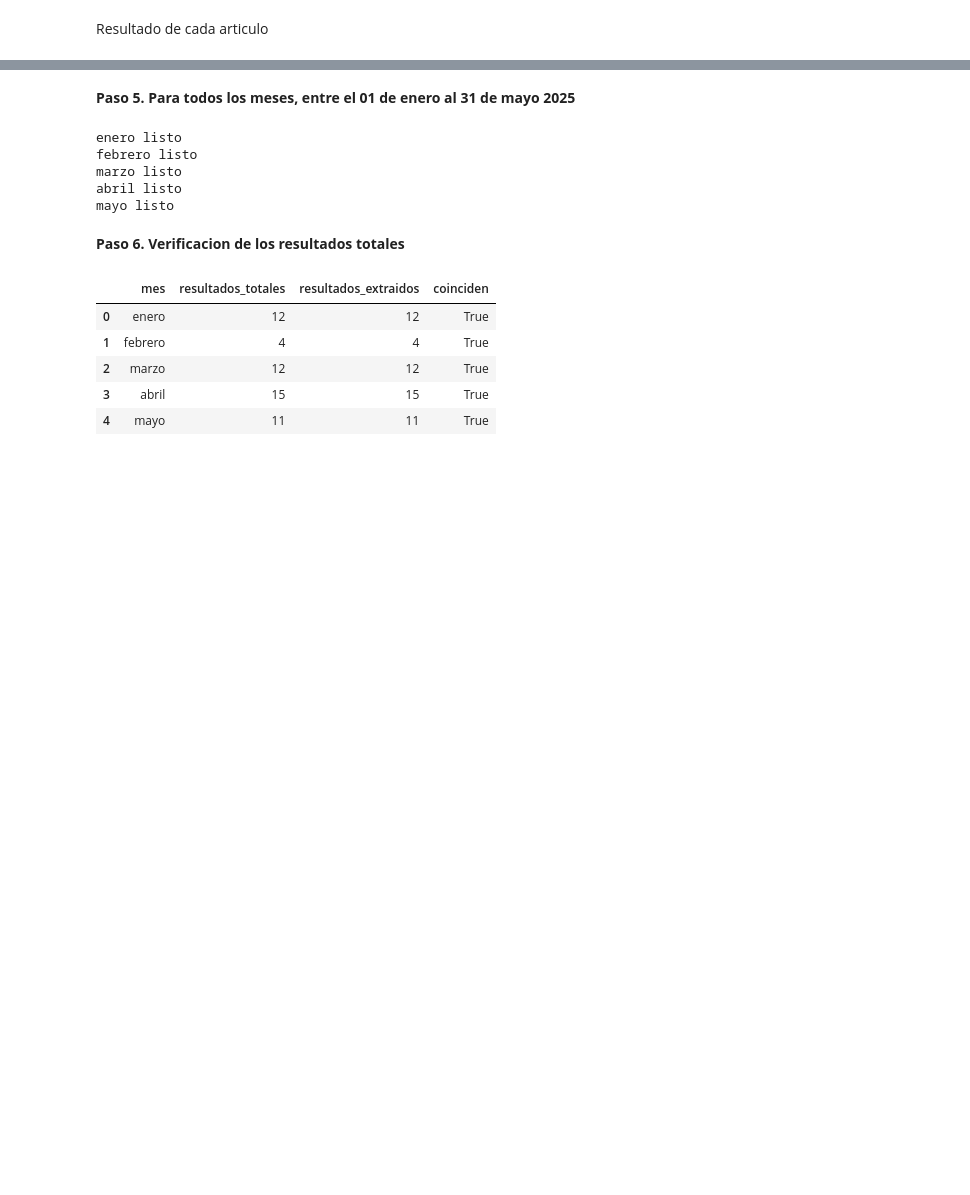
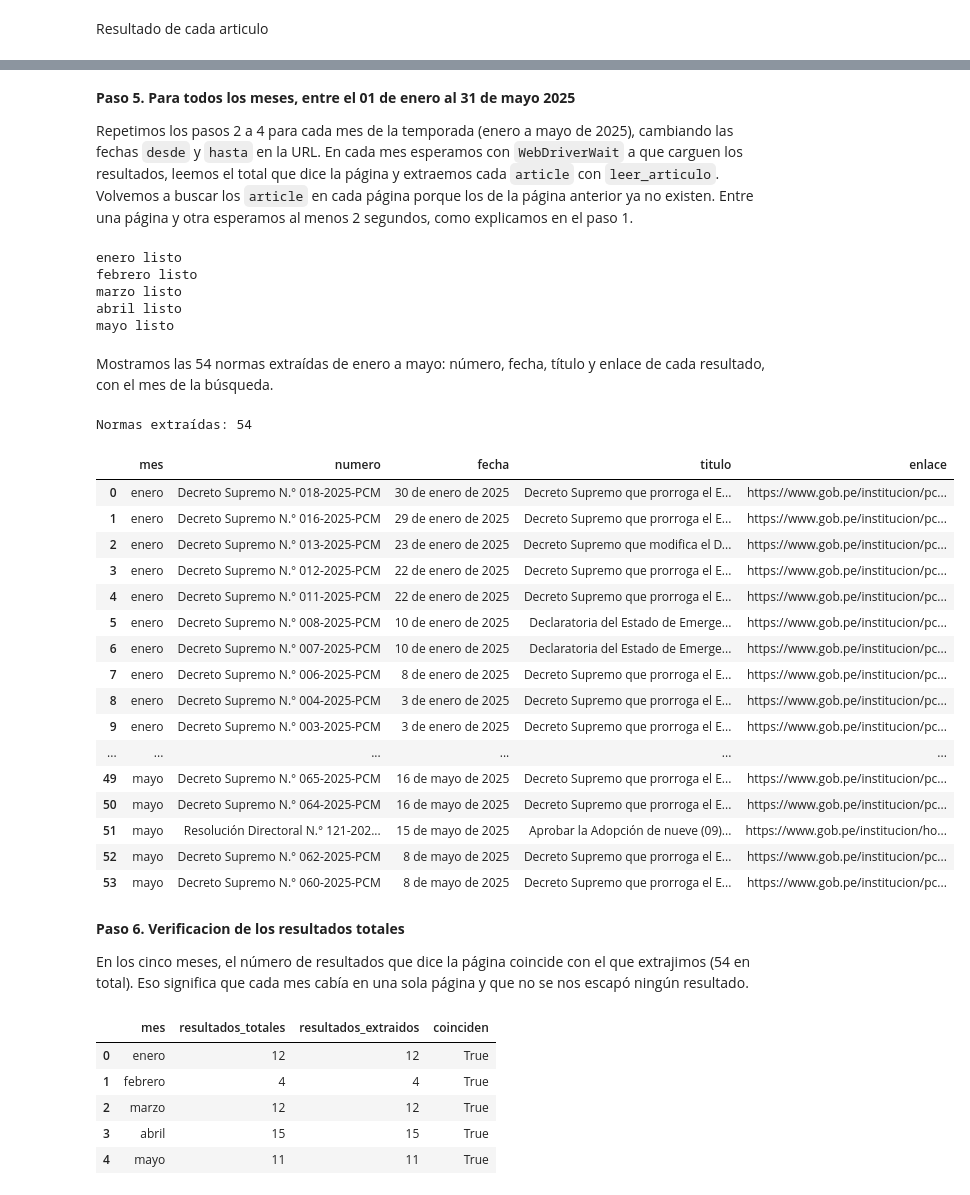
Before and after one commit to serugiran96/group_08, a Jupyter notebook: assignment_2/scraping_emergencias.ipynb, the cells around one changed output, grey strips where cells are left out. Saved outputs shown, nothing was run; the diff lists cells and outputs as text; code cells hidden in the pictures; blank space fills up the shorter version.

Commit message:
#10  Parte 1: explicaciones de los pasos 2 a 6 y tabla de normas extraídas

```diff
--- a/assignment_2/scraping_emergencias.ipynb
+++ b/assignment_2/scraping_emergencias.ipynb
@@ -170,6 +176,8 @@ for articulo in articulos:
 {'numero': 'Decreto Supremo N.° 001-2025-PCM', 'fecha': '3 de enero de 2025', 'titulo': 'Decreto Supremo que prorroga el Estado de Emergencia declarado en la provincia de Zarumilla del departamento de ...
 # %% [markdown]
 **Paso 5. Para todos los meses, entre el 01 de enero al 31 de mayo 2025**
+
+Repetimos los pasos 2 a 4 para cada mes de la temporada (enero a mayo de 2025), cambiando las fechas `desde` y `hasta` en la URL. En cada mes esperamos con `WebDriverWait` a que carguen los resultados, leemos el total que dice la página y extraemos cada `article` con `leer_articulo`. Volvemos a buscar los `article` en cada página porque los de la página anterior ya no existen. Entre una página y otra esperamos al menos 2 segundos, como explicamos en el paso 1.
 # %%
 meses = [
     ("enero",   "01-01-2025", "31-01-2025"),
@@ -214,8 +222,36 @@ abril listo
 mayo listo
 # %%
 navegador.quit()
+# %% [markdown]
+Mostramos las 54 normas extraídas de enero a mayo: número, fecha, título y enlace de cada resultado, con el mes de la búsqueda.
+# %%
+# Resultado del paso 5: todas las normas extraídas, de enero a mayo
+tabla_extraida = pd.DataFrame(todas_las_normas)
+print("Normas extraídas:", len(tabla_extraida))
+tabla_extraida[["mes", "numero", "fecha", "titulo", "enlace"]]
+# %% [output]
+Normas extraídas: 54
+|  | mes | numero | fecha | titulo | enlace |
+| 0 | enero | Decreto Supremo N.° 018-2025-PCM | 30 de enero de 2025 | Decreto Supremo que prorroga el E... | https://www.gob.pe/institucion/pc... |
+| 1 | enero | Decreto Supremo N.° 016-2025-PCM | 29 de enero de 2025 | Decreto Supremo que prorroga el E... | https://www.gob.pe/institucion/pc... |
+| 2 | enero | Decreto Supremo N.° 013-2025-PCM | 23 de enero de 2025 | Decreto Supremo que modifica el D... | https://www.gob.pe/institucion/pc... |
+| 3 | enero | Decreto Supremo N.° 012-2025-PCM | 22 de enero de 2025 | Decreto Supremo que prorroga el E... | https://www.gob.pe/institucion/pc... |
+| 4 | enero | Decreto Supremo N.° 011-2025-PCM | 22 de enero de 2025 | Decreto Supremo que prorroga el E... | https://www.gob.pe/institucion/pc... |
+| 5 | enero | Decreto Supremo N.° 008-2025-PCM | 10 de enero de 2025 | Declaratoria del Estado de Emerge... | https://www.gob.pe/institucion/pc... |
+| 6 | enero | Decreto Supremo N.° 007-2025-PCM | 10 de enero de 2025 | Declaratoria del Estado de Emerge... | https://www.gob.pe/institucion/pc... |
+| 7 | enero | Decreto Supremo N.° 006-2025-PCM | 8 de enero de 2025 | Decreto Supremo que prorroga el E... | https://www.gob.pe/institucion/pc... |
+| 8 | enero | Decreto Supremo N.° 004-2025-PCM | 3 de enero de 2025 | Decreto Supremo que prorroga el E... | https://www.gob.pe/institucion/pc... |
+| 9 | enero | Decreto Supremo N.° 003-2025-PCM | 3 de enero de 2025 | Decreto Supremo que prorroga el E... | https://www.gob.pe/institucion/pc... |
+| ... | ... | ... | ... | ... | ... |
+| 49 | mayo | Decreto Supremo N.° 065-2025-PCM | 16 de mayo de 2025 | Decreto Supremo que prorroga el E... | https://www.gob.pe/institucion/pc... |
+| 50 | mayo | Decreto Supremo N.° 064-2025-PCM | 16 de mayo de 2025 | Decreto Supremo que prorroga el E... | https://www.gob.pe/institucion/pc... |
+| 51 | mayo | Resolución Directoral N.° 121-202... | 15 de mayo de 2025 | Aprobar la Adopción de nueve (09)... | https://www.gob.pe/institucion/ho... |
+| 52 | mayo | Decreto Supremo N.° 062-2025-PCM | 8 de mayo de 2025 | Decreto Supremo que prorroga el E... | https://www.gob.pe/institucion/pc... |
+| 53 | mayo | Decreto Supremo N.° 060-2025-PCM | 8 de mayo de 2025 | Decreto Supremo que prorroga el E... | https://www.gob.pe/institucion/pc... |
 # %% [markdown]
 **Paso 6. Verificacion de los resultados totales**
+
+En los cinco meses, el número de resultados que dice la página coincide con el que extrajimos (54 en total). Eso significa que cada mes cabía en una sola página y que no se nos escapó ningún resultado.
 # %%
 tabla_verificacion = pd.DataFrame(verificacion)
 tabla_verificacion["coinciden"] = (
```
Also changed, not shown: parts of 3 cells of this notebook.
